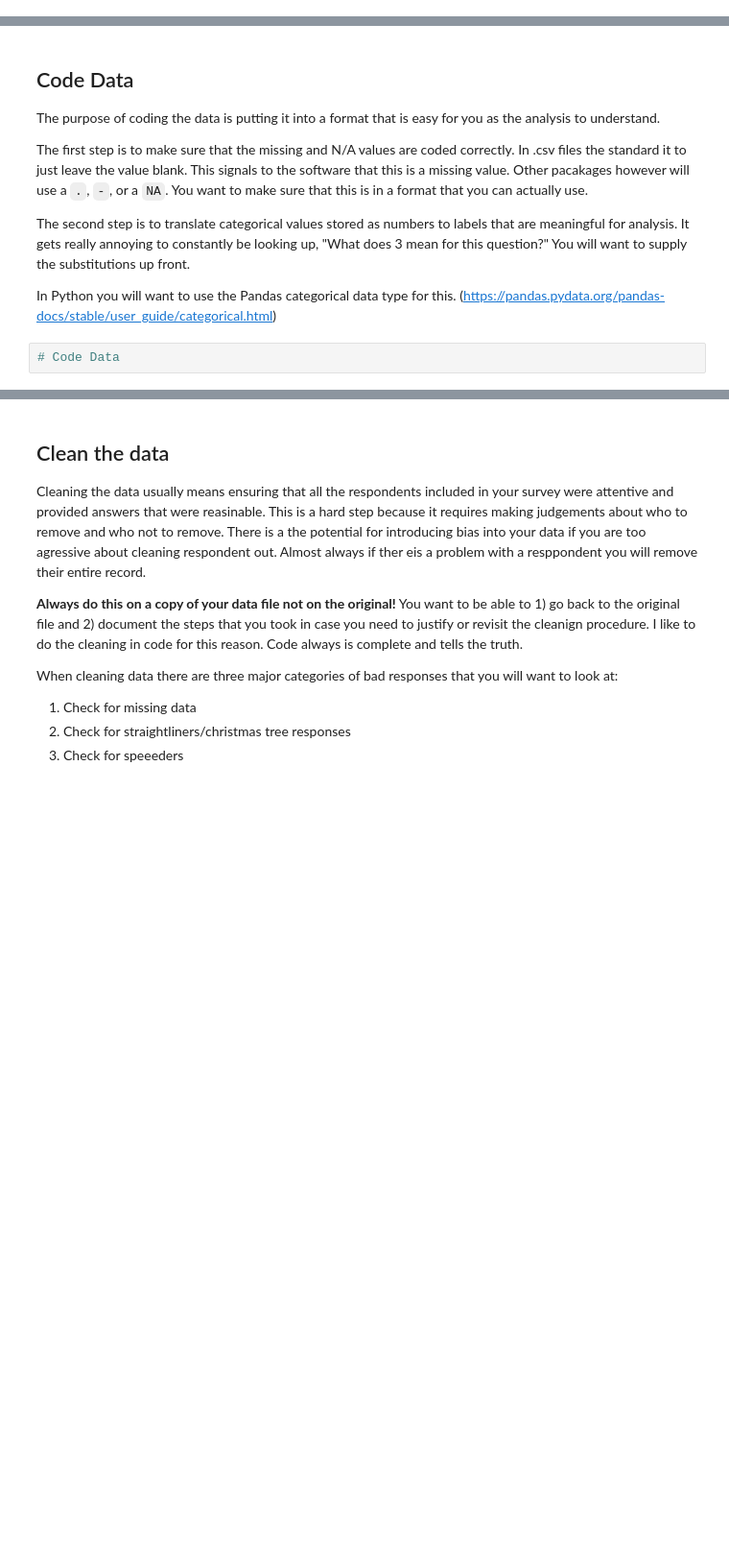
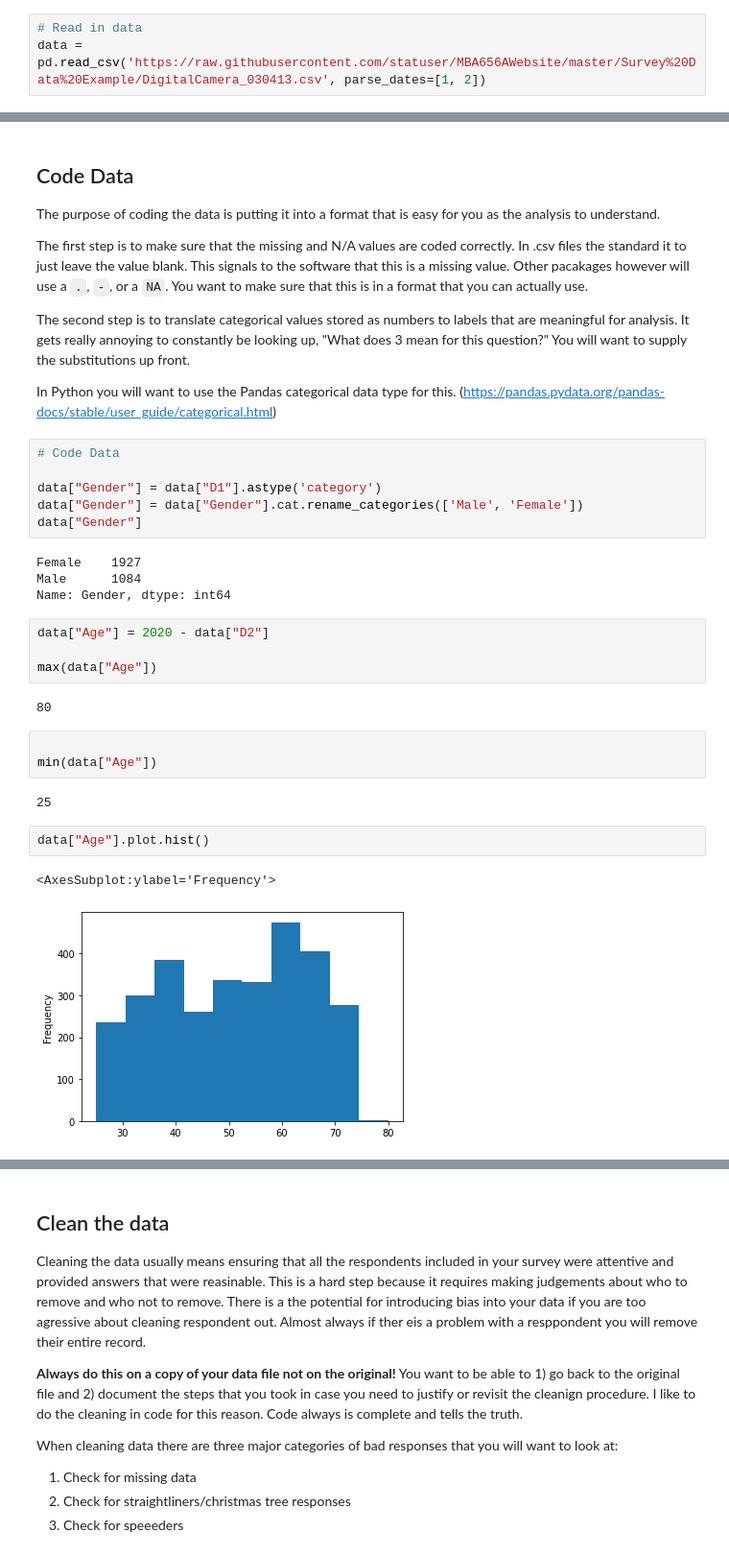
Before and after one commit to statuser/MBA656AWebsite, a Jupyter notebook: Unit 2/Survey Analysis Lecture.ipynb, the cells around one changed output, grey strips where cells are left out. Shown: that part at 96% size. Cells and saved outputs as stored; diff of their text form; blank space fills up the shorter version.

```diff
--- a/Unit 2/Survey Analysis Lecture.ipynb
+++ b/Unit 2/Survey Analysis Lecture.ipynb
@@ -42,0 +41,3 @@ import pandas as pd
+# %%
+# Read in data
+data = pd.read_csv('https://raw.githubusercontent.com/statuser/MBA656AWebsite/master/Survey%20Data%20Example/DigitalCamera_030413.csv', parse_dates=[1, 2])
@@ -50,5 +61,29 @@ The first step is to make sure that the missing and N/A values are coded correct
 The second step is to translate categorical values stored as numbers to labels that are meaningful for analysis.  It gets really annoying to constantly be looking up, "What does 3 mean for this question?"  You will want to supply the substitutions up front.
 
 In Python you will want to use the Pandas categorical data type for this. (https://pandas.pydata.org/pandas-docs/stable/user_guide/categorical.html)
-# %%
-# Code Data
+# %%
+# Code Data
+
+data["Gender"] = data["D1"].astype('category')
+data["Gender"] = data["Gender"].cat.rename_categories(['Male', 'Female'])
+data["Gender"]
+# %% [output]
+Female    1927
+Male      1084
+Name: Gender, dtype: int64
+# %%
+data["Age"] = 2020 - data["D2"]
+
+max(data["Age"])
+# %% [output]
+80
+# %%
+
+min(data["Age"])
+# %% [output]
+25
+# %%
+data["Age"].plot.hist()
+# %% [output]
+<AxesSubplot:ylabel='Frequency'>
+[figure, added]
```
Also changed, not shown: parts of 14 cells of this notebook, 3 other files.
